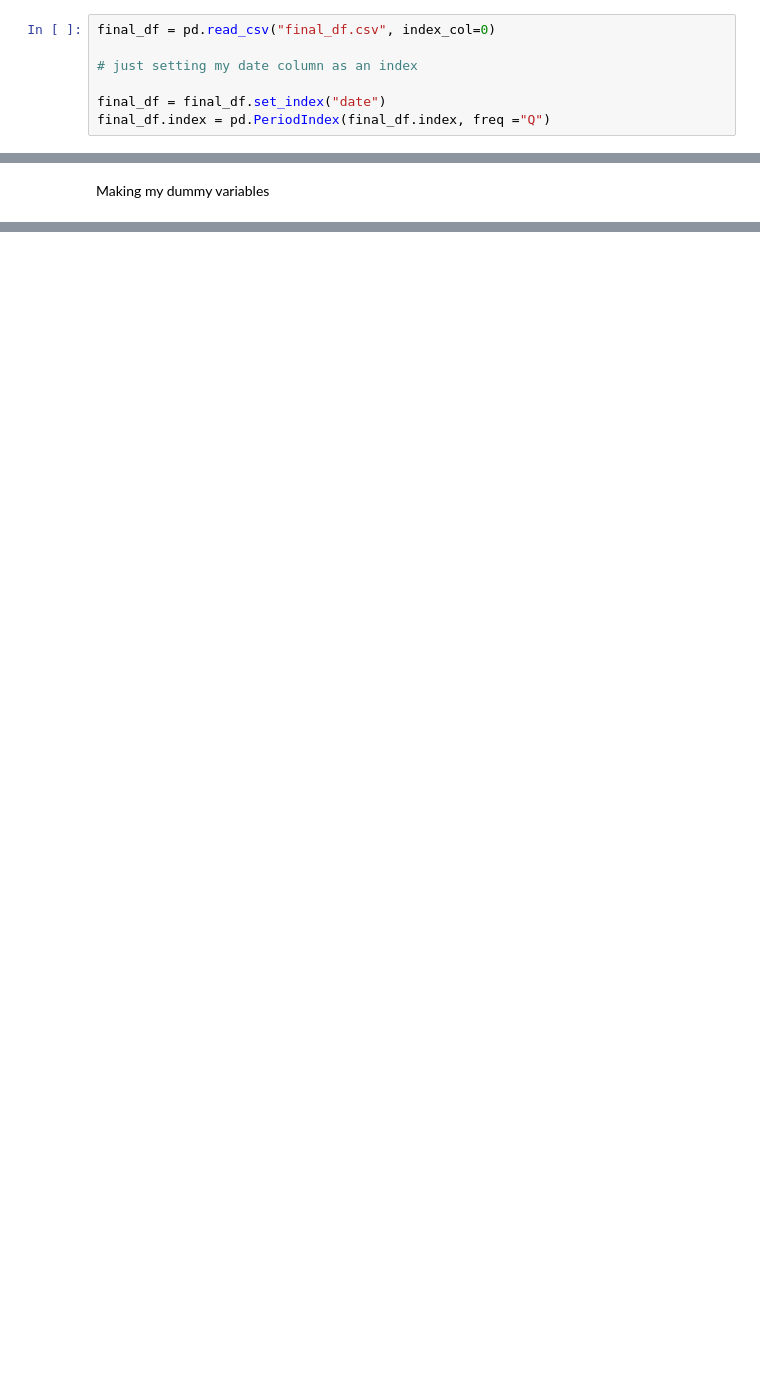
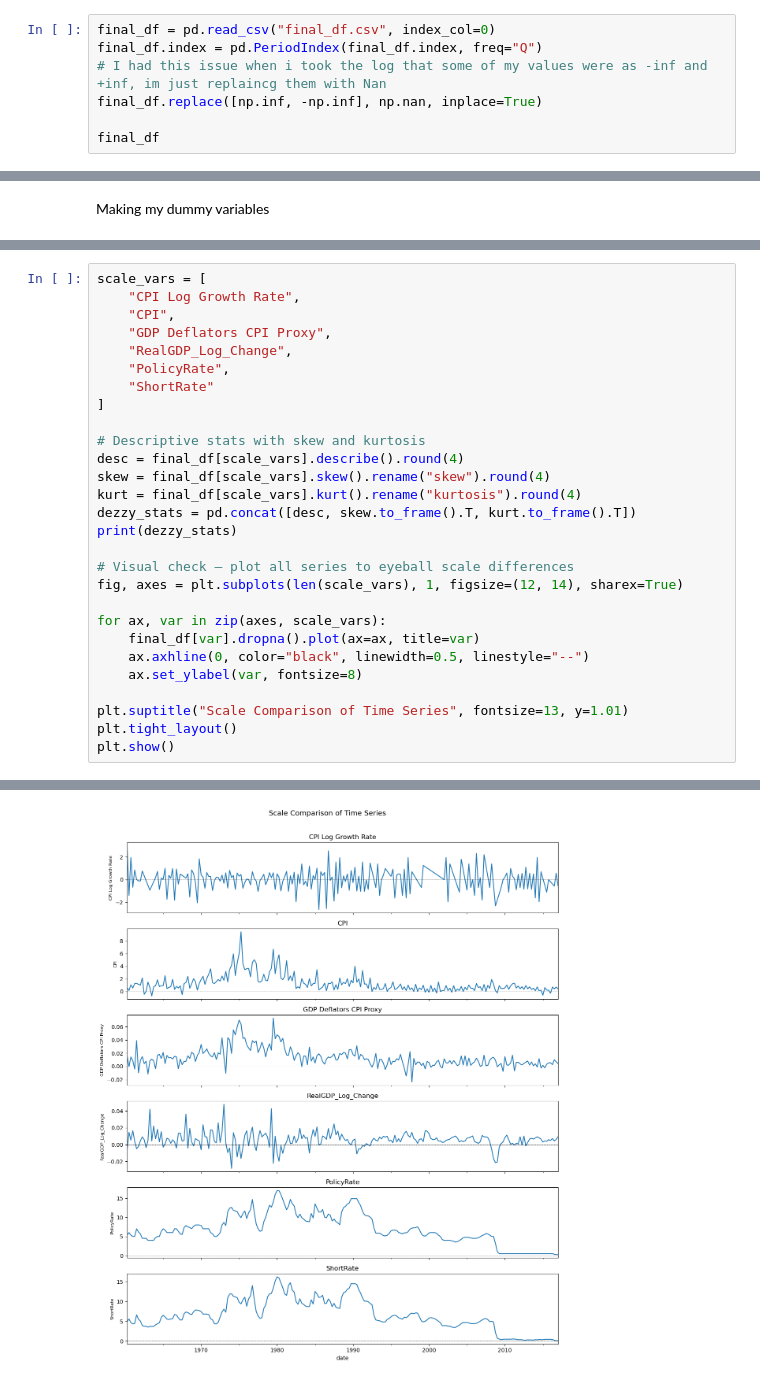
Before and after one commit to LorenzoAlessandro/Monetary-and-Financial-Macroeconometrics-Project, a Jupyter notebook: Part 4 Question Code.ipynb, the cells around one changed output, grey strips where cells are left out. Drawn from its saved outputs; the diff is of its cells as text; blank space fills up the shorter version.

```diff
--- a/Part 4 Question Code.ipynb
+++ b/Part 4 Question Code.ipynb
@@ -7,8 +11,8 @@ import pandas as pd
 # %%
 final_df = pd.read_csv("final_df.csv", index_col=0)
+final_df.index = pd.PeriodIndex(final_df.index, freq="Q")
+# I had this issue when i took the log that some of my values were as -inf and +inf, im just replaincg them with Nan
+final_df.replace([np.inf, -np.inf], np.nan, inplace=True)
 
-# just setting my date column as an index
-
-final_df = final_df.set_index("date")
-final_df.index = pd.PeriodIndex(final_df.index, freq ="Q")
+final_df
 # %% [output]
@@ -26,0 +85,29 @@ AttributeError: 'Index' object has no attribute 'quarter'
+# %%
+scale_vars = [
+    "CPI Log Growth Rate",
+    "CPI",
+    "GDP Deflators CPI Proxy",
+    "RealGDP_Log_Change",
+    "PolicyRate",
+    "ShortRate"
+]
+
+# Descriptive stats with skew and kurtosis
+desc = final_df[scale_vars].describe().round(4)
+skew = final_df[scale_vars].skew().rename("skew").round(4)
+kurt = final_df[scale_vars].kurt().rename("kurtosis").round(4)
+dezzy_stats = pd.concat([desc, skew.to_frame().T, kurt.to_frame().T])
+print(dezzy_stats)
+
+# Visual check — plot all series to eyeball scale differences
+fig, axes = plt.subplots(len(scale_vars), 1, figsize=(12, 14), sharex=True)
+
+for ax, var in zip(axes, scale_vars):
+    final_df[var].dropna().plot(ax=ax, title=var)
+    ax.axhline(0, color="black", linewidth=0.5, linestyle="--")
+    ax.set_ylabel(var, fontsize=8)
+
+plt.suptitle("Scale Comparison of Time Series", fontsize=13, y=1.01)
+plt.tight_layout()
+plt.show()
+# %% [output]
@@ -26,0 +131 @@ AttributeError: 'Index' object has no attribute 'quarter'
+[figure, added]
```
Also changed, not shown: parts of 19 cells of this notebook.
